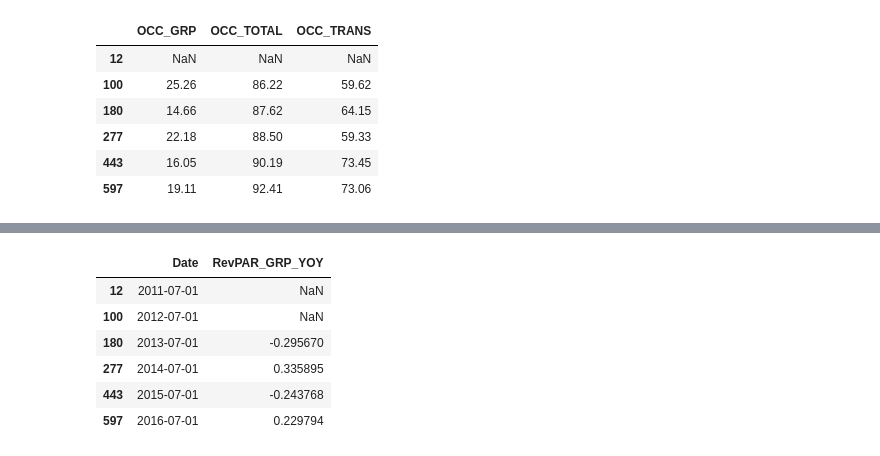
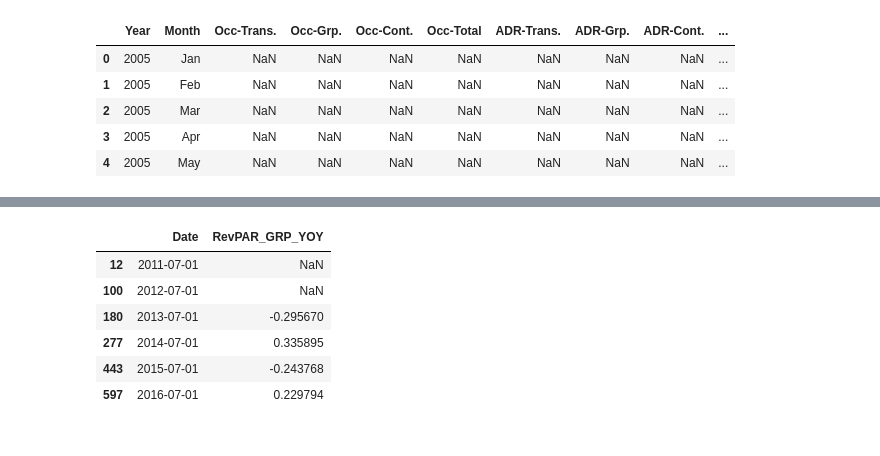
Before and after one commit to studentofdata/market_share_mccvb, a Jupyter notebook: notebooks/anas_hotel_metrics.ipynb, the cells around one changed output, grey strips where cells are left out. Cells and saved outputs as stored; diff of their text form; code cells hidden in the pictures.

```diff
--- a/notebooks/anas_hotel_metrics.ipynb
+++ b/notebooks/anas_hotel_metrics.ipynb
@@ -132,6 +131,15 @@ compset_hm = pd.read_excel(file_path, sheetname = "Comp-Set OCC-ADR-RevPARv2")
 # Read in Budget data
 file_path = os.path.join(data_location, "TID_BUDGET.xlsx")
 budget = pd.read_excel(file_path, sheetname = "income")
+# %%
+m_city.head()
+# %% [output]
+|  | Year | Month | Occ-Trans. | Occ-Grp. | Occ-Cont. | Occ-Total | ADR-Trans. | ADR-Grp. | ADR-Cont. | ... |
+| 0 | 2005 | Jan | NaN | NaN | NaN | NaN | NaN | NaN | NaN | ... |
+| 1 | 2005 | Feb | NaN | NaN | NaN | NaN | NaN | NaN | NaN | ... |
+| 2 | 2005 | Mar | NaN | NaN | NaN | NaN | NaN | NaN | NaN | ... |
+| 3 | 2005 | Apr | NaN | NaN | NaN | NaN | NaN | NaN | NaN | ... |
+| 4 | 2005 | May | NaN | NaN | NaN | NaN | NaN | NaN | NaN | ... |
 # %%
 ###################################################
 # Process city of monterey
@@ -191,36 +196,11 @@ tot_set = tot_set.reset_index()
 
 
 #String Manipulation
-#tot_set = tot_set.replace({'Region':region_mapping})
+tot_set = tot_set.replace({'Region':region_mapping})
 tot_set['Month'] = tot_set['Month'].apply(str)
 
 # Drop Duplicates
 tot_set = tot_set.drop_duplicates(subset=['Region','Year','Month'])
 
-
-
-#Region Exclusion
-tot_set = tot_set[~(tot_set['Region'].isin(region_exclude))]
-
-##############################################
-# Calculate metrics, in this case, simple growth MOM & YOY
-# May consider YTD
-
-#Average Daily Rate  MOM & YOY
-tot_set['ADR_GRP_MOM'] =     tot_set.groupby(['Region'])['ADR_GRP'].pct_change(1)
-tot_set['ADR_TRANS_MOM'] =   tot_set.groupby(['Region'])['ADR_TRANS'].pct_change(1)
-tot_set['ADR_TOTAL_MOM'] =   tot_set.groupby(['Region'])['ADR_TOTAL'].pct_change(1)
-
-tot_set['ADR_GRP_YOY'] =     tot_set.groupby(['Region'])['ADR_GRP'].pct_change(12)
-tot_set['ADR_TRANS_YOY'] =   tot_set.groupby(['Region'])['ADR_TRANS'].pct_change(12)
-tot_set['ADR_TOTAL_YOY'] =   tot_set.groupby(['Region'])['ADR_TOTAL'].pct_change(12)
-
-tot_set[(tot_set['Region'] == 'City of Monterey, CA') & (tot_set['Month'] == "7")][['OCC_GRP','OCC_TOTAL','OCC_TRANS']]
+# Regions we want to keep
+tot_set = tot_set[(tot_set['Region'].isin(transient_regions))]
-# %% [output]
-|  | OCC_GRP | OCC_TOTAL | OCC_TRANS |
-| 12 | NaN | NaN | NaN |
-| 100 | 25.26 | 86.22 | 59.62 |
-| 180 | 14.66 | 87.62 | 64.15 |
-| 277 | 22.18 | 88.50 | 59.33 |
-| 443 | 16.05 | 90.19 | 73.45 |
-| 597 | 19.11 | 92.41 | 73.06 |
```
Also changed, not shown: parts of 8 cells of this notebook.
